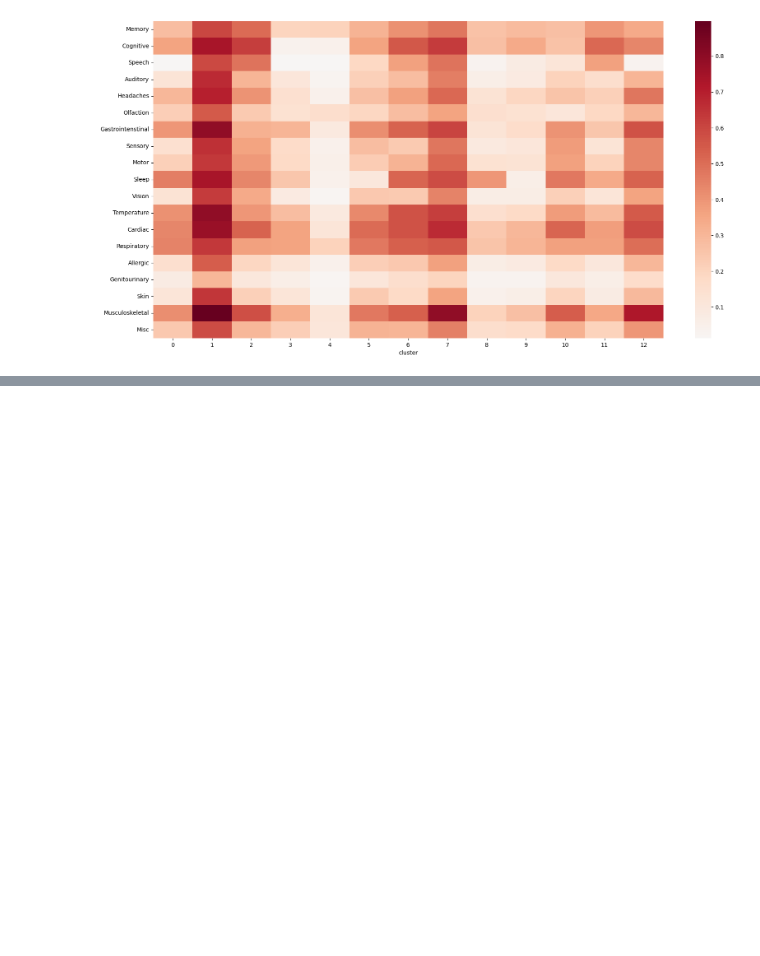
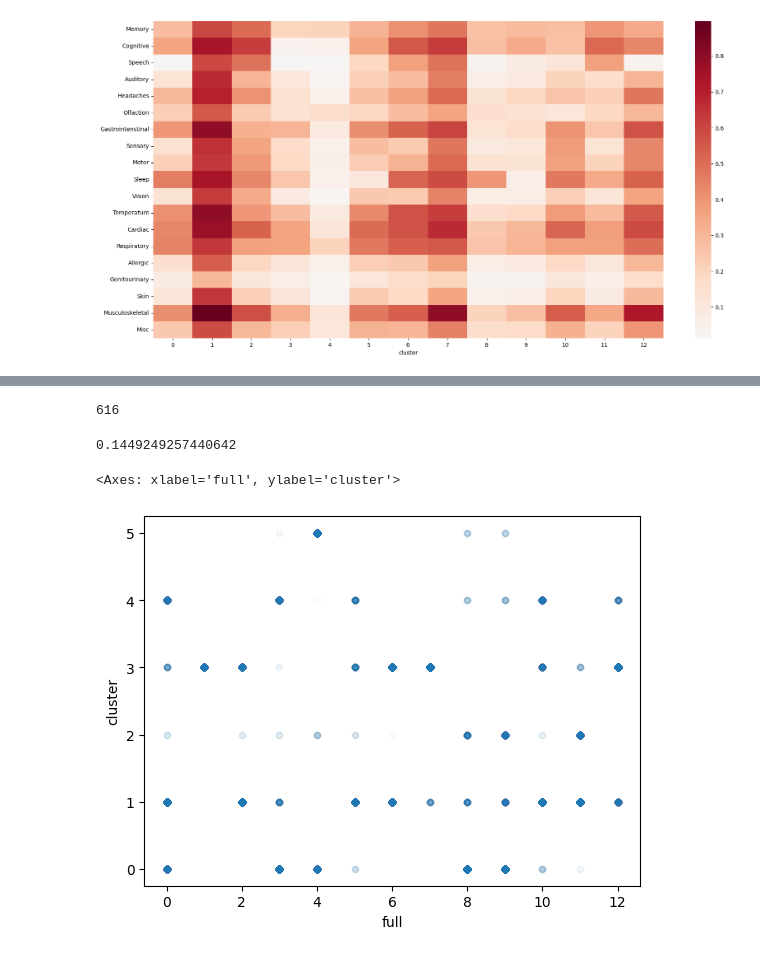
Before and after one commit to leothesouthafrican/PLR, a Jupyter notebook: Tessa/stepmix-121123-sympgrouping.ipynb, the cells around one changed output, grey strips where cells are left out. Saved outputs shown, nothing was run; the diff lists cells and outputs as text; code cells hidden in the pictures; blank space fills up the shorter version.

```diff
--- a/Tessa/stepmix-121123-sympgrouping.ipynb
+++ b/Tessa/stepmix-121123-sympgrouping.ipynb
@@ -342,0 +453,4 @@ groups_df[groups_df['group'].isin(['Misc','misc']) == False]
+# %%
+len(poor_fits)
+# %% [output]
+616
@@ -342,0 +468,4 @@ groups_df[groups_df['group'].isin(['Misc','misc']) == False]
+# %%
+clusfull = pd.read_csv("output/cluster_13_111023.csv", index_col=0)
+# %%
+clusters['full']  = clusfull['cluster']
@@ -342,0 +478,12 @@ groups_df[groups_df['group'].isin(['Misc','misc']) == False]
+# %%
+ari
+# %% [output]
+0.1449249257440642
+# %%
+clusters.plot.scatter(x='full', y='cluster', alpha = 0.02)
+
+# overlap seems to be pretty damn limited
+# grouped cluster 5 correspond to full
+# %% [output]
+<Axes: xlabel='full', ylabel='cluster'>
+[figure, added]
```
Also changed, not shown: parts of 36 cells of this notebook, 3 other files.
